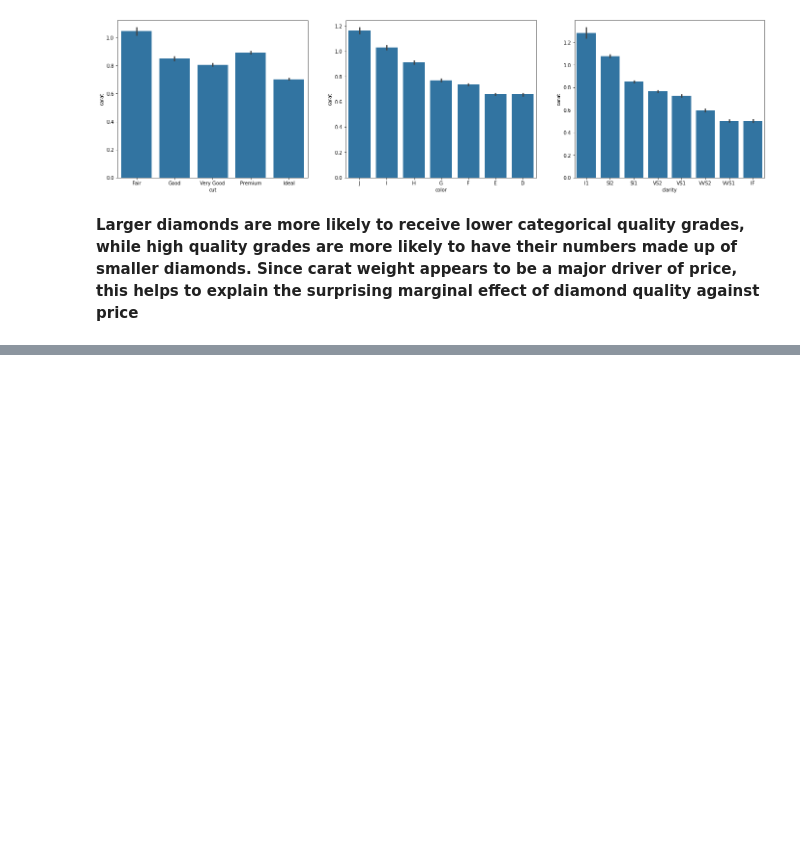
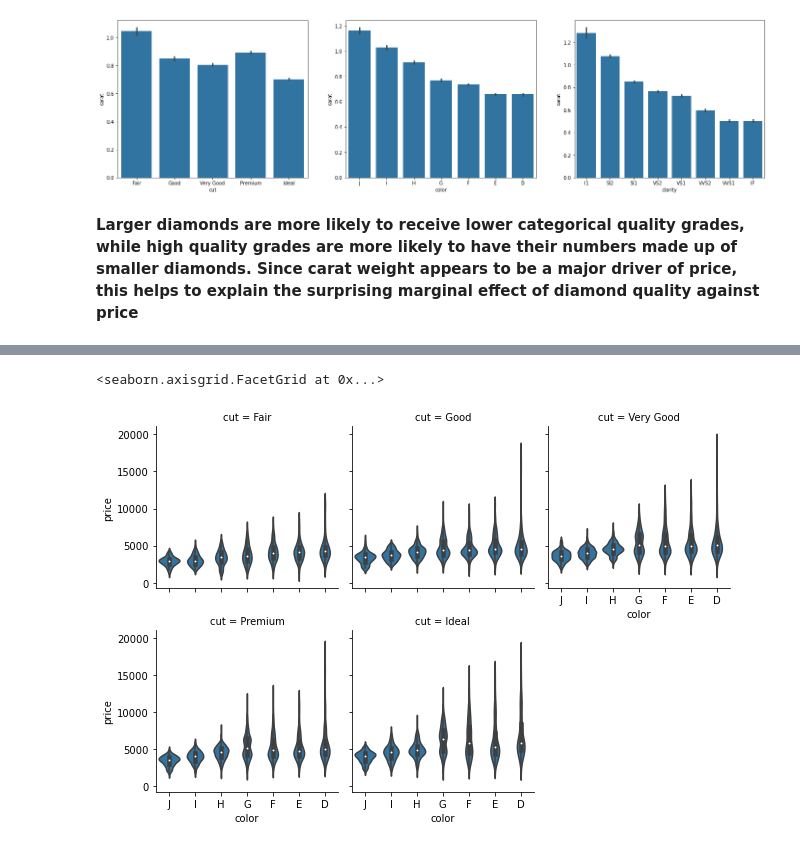
Before and after one commit to jumbamark/Diamond-Explanatory-Analysis, a Jupyter notebook: visualization_report.ipynb, the cells around one changed output, grey strips where cells are left out. Cells and saved outputs as stored; diff of their text form; code cells hidden in the pictures; blank space fills up the shorter version.

```diff
--- a/visualization_report.ipynb
+++ b/visualization_report.ipynb
@@ -192,0 +228,8 @@ __Larger diamonds are more likely to receive lower categorical quality grades, w
+# %%
+# multivariate plot of price by cut and color, for approx. 1 carat diamonds
+diamond_sub = diamonds[(diamonds["carat"] > 0.8) & (diamonds["carat"] < 1.2)]
+g = sb.FacetGrid(data=diamond_sub, col='cut', col_wrap=3)
+g.map(sb.violinplot, 'color', 'price')
+# %% [output]
+<seaborn.axisgrid.FacetGrid at 0x...>
+[figure, added]
```
Also changed, not shown: parts of 9 cells of this notebook.
